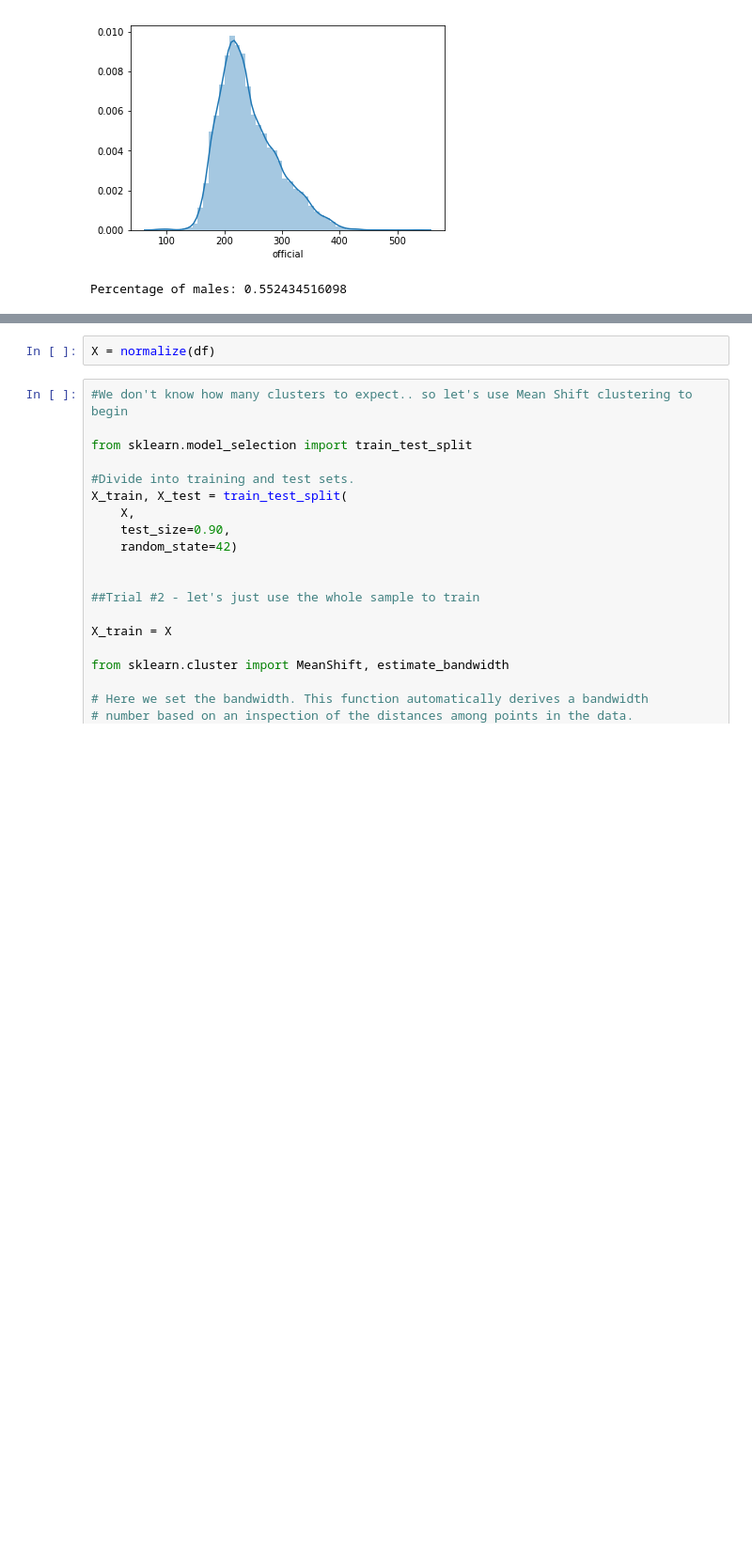
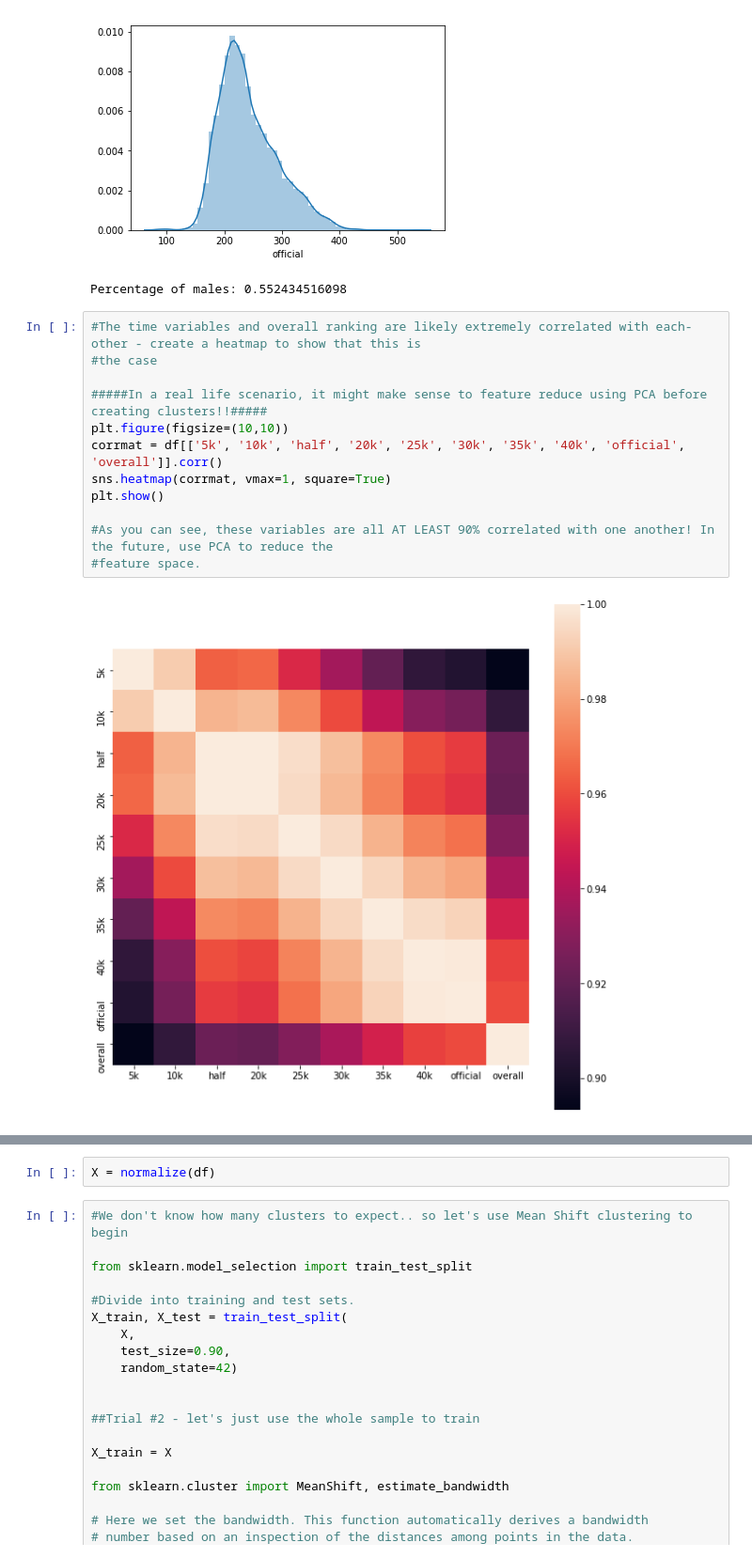
Before and after one commit to ryan-t-mitchell/thinkful, a Jupyter notebook: Unit+4.2.5+Challenge+%28Clustering+on+Boston+Marathon+Data%29 (3).ipynb, the cells around one changed output, grey strips where cells are left out. Shown at 94% size. Drawn from its saved outputs; the diff is of its cells as text; blank space fills up the shorter version.

Commit message:
Clustering Challenge Update with more data viz

```diff
--- a/Unit+4.2.5+Challenge+%28Clustering+on+Boston+Marathon+Data%29 (2).ipynb
+++ b/Unit+4.2.5+Challenge+%28Clustering+on+Boston+Marathon+Data%29 (3).ipynb
@@ -149,3 +152,17 @@ print("Percentage of males:", np.mean(df['gender_bin']))
 [figure]
 [figure]
 Percentage of males: 0.552434516098
+# %%
+#The time variables and overall ranking are likely extremely correlated with each-other - create a heatmap to show that this is
+#the case
+
+#####In a real life scenario, it might make sense to feature reduce using PCA before creating clusters!!#####
+plt.figure(figsize=(10,10))
+corrmat = df[['5k', '10k', 'half', '20k', '25k', '30k', '35k', '40k', 'official', 'overall']].corr()
+sns.heatmap(corrmat, vmax=1, square=True)
+plt.show()
+
+#As you can see, these variables are all AT LEAST 90% correlated with one another! In the future, use PCA to reduce the
+#feature space.
+# %% [output]
+[figure, added]
```
Also changed, not shown: parts of 3 cells of this notebook.
